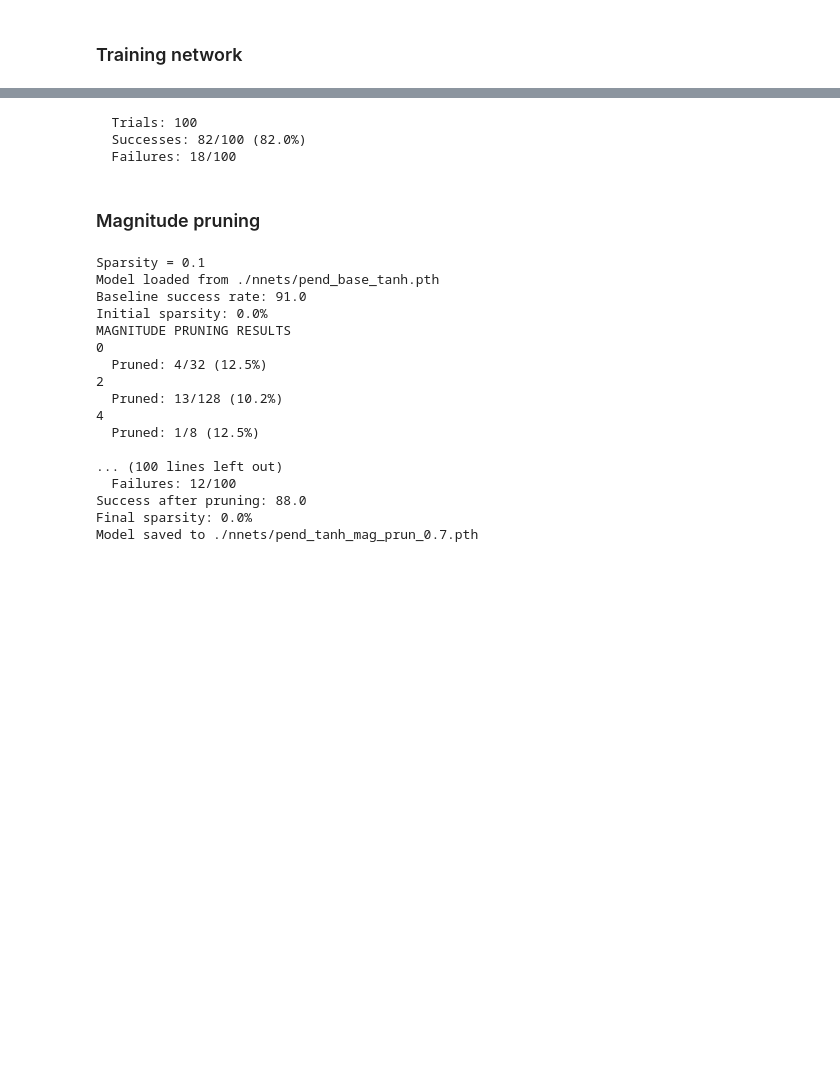
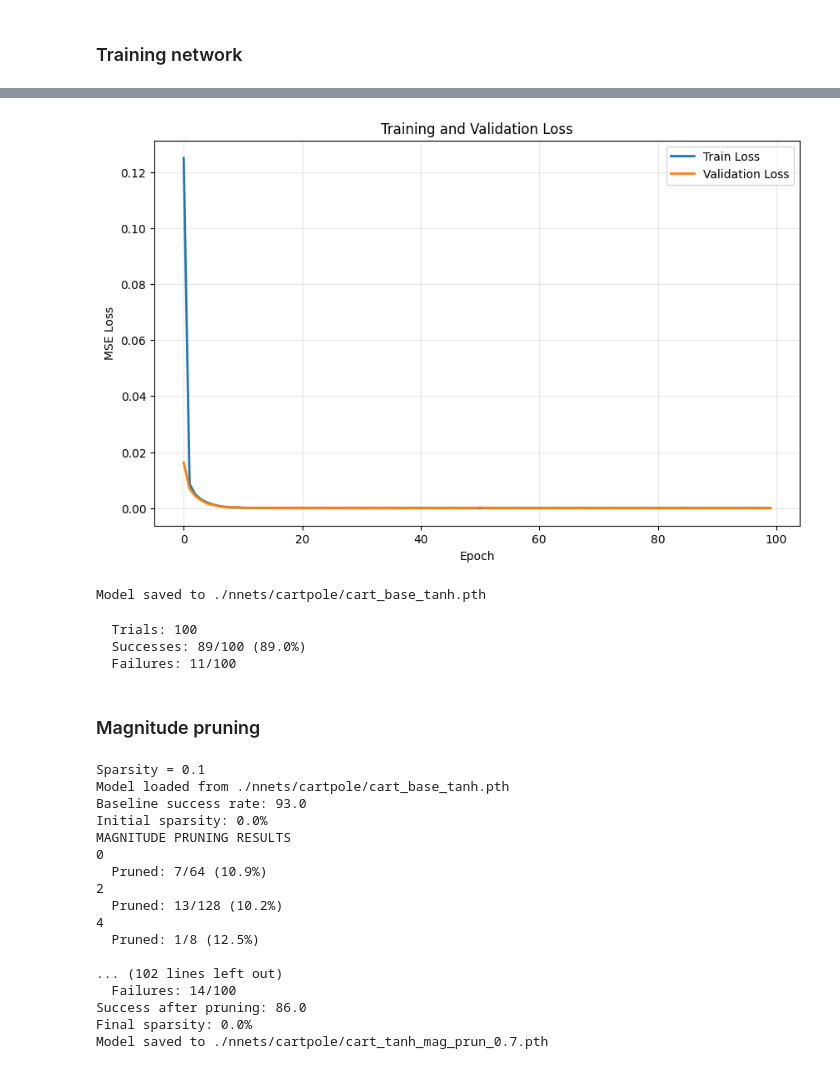
Before and after one commit to AmeyaPadwad/Improving-Formal-Verification-Gaps-in-Neural-Network-based-controllers, a Jupyter notebook: policy_nets_test.ipynb, the cells around one changed output, grey strips where cells are left out. Cells and saved outputs as stored; diff of their text form; code cells hidden in the pictures; blank space fills up the shorter version.

Commit message:
Completed all verification tests for both systems

```diff
--- a/policy_nets_test.ipynb
+++ b/policy_nets_test.ipynb
@@ -6,11 +6,14 @@ from systems import InvertedPendulum, CartPole
 # %% [markdown]
 ### Training network
 # %%
-data_path = "./data/lqr_pend_data.pkl"
-network_path = "./nnets/pend_base_tanh.pth"
 act = "tanh"
-pendulum = InvertedPendulum(dt=0.02)
-network = PolicyNetwork(pendulum, device='cuda', activation=act)
+sys = "cart"
+data_path = "./data/lqr_cart_data.pkl"
+network_path = f"./nnets/cartpole/{sys}_base_{act}.pth"
+safe_region_limit = 0.3
+# system = InvertedPendulum(dt=0.02)
+system = CartPole(dt=0.02)
+network = PolicyNetwork(system, device='cuda', activation=act)
 
 try:
     network.load_model(network_path)
@@ -28,13 +40,14 @@ Model loaded from ./nnets/pend_base_tanh.pth
+[figure, added]
+Model saved to ./nnets/cartpole/cart_base_tanh.pth
 # %%
-success_rate = test_random_trajectories(network, pendulum, n_trials=100, n_steps=200, verbose=True, safe_region_limit=0.8)
+success_rate = test_random_trajectories(network, system, n_trials=100, n_steps=200, verbose=True, safe_region_limit=safe_region_limit)
 # %% [output]
   Trials: 100
-  Successes: 82/100 (82.0%)
-  Failures: 18/100
+  Successes: 89/100 (89.0%)
+  Failures: 11/100
 # %% [markdown]
 ### Magnitude pruning
 # %%
-pendulum = InvertedPendulum(dt=0.02)
 sparsities = [0.1, 0.3, 0.5, 0.7]
 
 with open(data_path, 'rb') as f:
@@ -45,38 +58,38 @@ actions = data['actions']
 for s in sparsities:
     print(f"\n\nSparsity = {s}")
 
-    network = PolicyNetwork(pendulum, device='cuda', activation=act)
+    network = PolicyNetwork(system, device='cuda', activation=act)
     network.load_model(network_path)
     train_loader, val_loader = network.prepare_data(states, actions)
 
-    baseline_success = test_random_trajectories(network, pendulum, n_trials=100, n_steps=200, verbose=False, safe_region_limit=0.8)
+    baseline_success = test_random_trajectories(network, system, n_trials=100, n_steps=200, verbose=False, safe_region_limit=safe_region_limit)
     print(f"Baseline success rate: {baseline_success}")
 
     print(f"Initial sparsity: {network.get_sparsity()*100:.1f}%")
     network.magnitude_pruning(sparsity=s, verbose=True)
     network.train(train_loader, val_loader)
 
-    pruning_success = test_random_trajectories(network, pendulum, n_trials=100, n_steps=200, verbose=True, safe_region_limit=0.8)
+    pruning_success = test_random_trajectories(network, system, n_trials=100, n_steps=200, verbose=True, safe_region_limit=safe_region_limit)
     print(f"Success after pruning: {pruning_success}")
 
     print(f"Final sparsity: {network.get_sparsity()*100:.1f}%")
-    network.save_model(f"./nnets/pend_{act}_mag_prun_{s}.pth")
+    network.save_model(f"./nnets/cartpole/{sys}_{act}_mag_prun_{s}.pth")
 # %% [output]
 Sparsity = 0.1
-Model loaded from ./nnets/pend_base_tanh.pth
-Baseline success rate: 91.0
+Model loaded from ./nnets/cartpole/cart_base_tanh.pth
+Baseline success rate: 93.0
 Initial sparsity: 0.0%
 MAGNITUDE PRUNING RESULTS
 0
-  Pruned: 4/32 (12.5%)
+  Pruned: 7/64 (10.9%)
 2
   Pruned: 13/128 (10.2%)
 4
   Pruned: 1/8 (12.5%)
 
-... (100 lines left out)
-  Failures: 12/100
-Success after pruning: 88.0
+... (102 lines left out)
+  Failures: 14/100
+Success after pruning: 86.0
 Final sparsity: 0.0%
-Model saved to ./nnets/pend_tanh_mag_prun_0.7.pth
+Model saved to ./nnets/cartpole/cart_tanh_mag_prun_0.7.pth
 # %%
```
Also changed, not shown: parts of 2 cells of this notebook, 5 other files.
